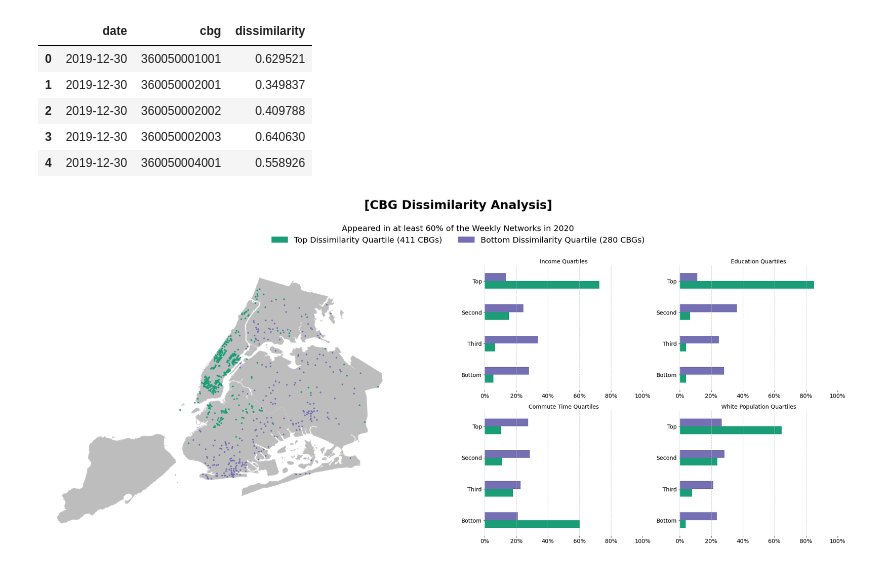
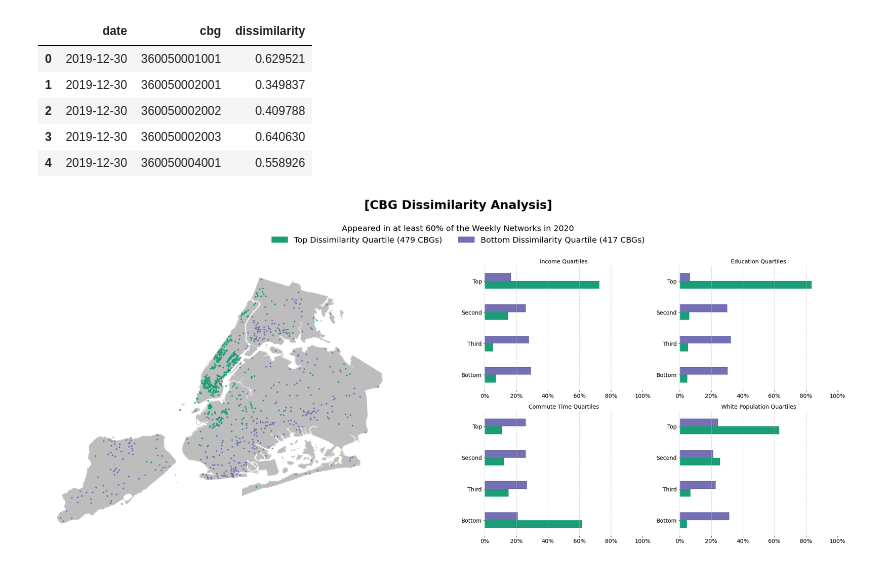
Before and after one commit to hasanalpboz/safegraph-covid19-mobility, a Jupyter notebook: scripts/notebooks/node-dissimilarity.ipynb, the cells around one changed output. Cells and saved outputs as stored; diff of their text form; code cells hidden in the pictures.

Commit message:
hotspot cbg figure

```diff
--- a/scripts/notebooks/node-dissimilarity.ipynb
+++ b/scripts/notebooks/node-dissimilarity.ipynb
@@ -195,7 +195,7 @@ quartiles = ['bottom', 'third', 'second', 'top']
 top_candidates = []
 bottom_candidates = []
 # start from march
-dates = df.date.unique()[9:]
+dates = df.date.unique()[9:30]
 for date in tqdm(dates):
     sel_df = df[df.date == date]
     sel_df['labels'] = pd.qcut(sel_df['dissimilarity'], 4, labels=quartiles)
@@ -316,6 +316,6 @@ def plot_cbgs(top_cbgs, bottom_cbgs, fname=None):
     if fname:
         fig.savefig(join(FIG_SAVE_DIR, fname), dpi=500, bbox_inches='tight')
 # %%
-plot_cbgs(filtered_top_cbgs, filtered_bottom_cbgs, fname=f'cbg-change-combined-{threshold}-staten-discarded.pdf')
+plot_cbgs(top_cbgs, bottom_cbgs)#, fname=f'cbg-change-combined-{threshold}-staten-discarded.pdf')
 # %% [output]
-[figure, old version]
+[figure, new version]
```
Also changed, not shown: 1 other file.
